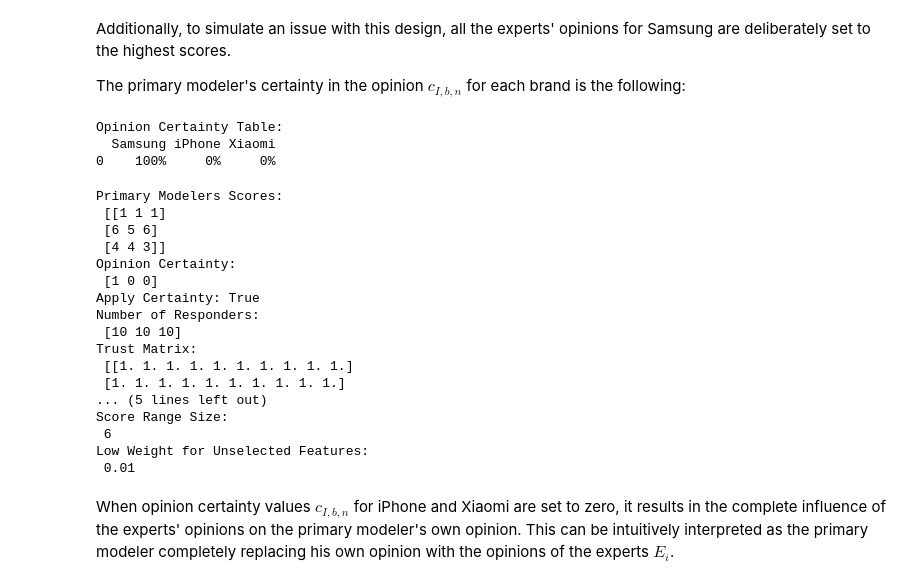
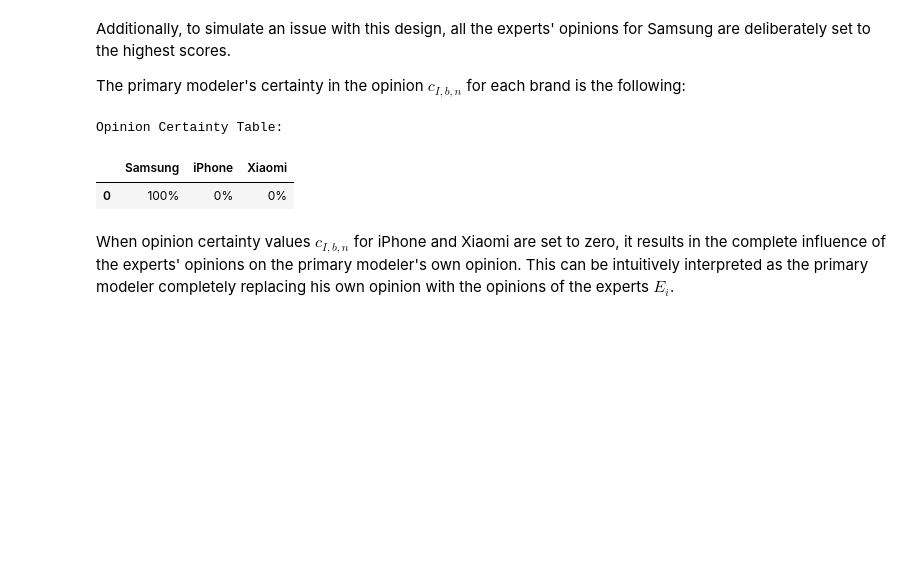
Before and after one commit to Ruzejjur/TMoCOBoT_python, a Jupyter notebook: code/main.ipynb, the cells around one changed output. Cells and saved outputs as stored; diff of their text form; code cells hidden in the pictures; blank space fills up the shorter version.

```diff
--- a/code/main.ipynb
+++ b/code/main.ipynb
@@ -1585,66 +1438,19 @@ opinion_certainty_array = np.array([1, 0, 0])
 # Round the values and convert them to percentage strings
 opinion_certainty_percent = [f"{round(value * 100, 1)}%" for value in opinion_certainty_array]
 
-# Create a DataFrame
-opinion_certainty_df = pd.DataFrame(
-    [opinion_certainty_percent],
-    columns=["Samsung", "iPhone", "Xiaomi"]
-)
-
-# Display the DataFrame
-print("Opinion Certainty Table:")
-print(opinion_certainty_df)
+# Choose if opinion certainty should be applied
+apply_certainty = True
-# %% [output]
-Opinion Certainty Table:
-  Samsung iPhone Xiaomi
-0    100%     0%     0%
-# %%
-# The primary modelers opinion
-primary_modeler_scores = np.array([
-    [1, 1, 1],
-    [6, 5, 6],
-    [4, 4, 3]
-])
-
-# Setting up the opinion certainty
-opinion_certainty_array = np.array([1, 0, 0])
-
-apply_certainty = True
-
-# Setting up the number of responders for each brand so that the opinion
-# certainty can be applied as many times as the responders responded
-number_of_responders = np.array([10, 10, 10])
-
-# Setting trust like this is equivalent to no inclusion of trust
-trust_matrix = np.ones((3, 10))
-
-# Primary modelers score preference for each feature
-score_preference = np.array([4, 4, 4])
-
-# Primary modelers brand preference
-primary_modeler_brand_pref = np.array([2, 2, 2])
-primary_modeler_brand_pref = primary_modeler_brand_pref / np.sum(primary_modeler_brand_pref)
-
-score_range = 6
-
-# The values of exponents in Dirichlet distribution must be non-zero,
-# setting them to a low value
-initial_feature_weight = 0.01
-# %% [output]
-Primary Modelers Scores:
- [[1 1 1]
- [6 5 6]
- [4 4 3]]
-Opinion Certainty:
- [1 0 0]
-Apply Certainty: True
-Number of Responders:
- [10 10 10]
-Trust Matrix:
- [[1. 1. 1. 1. 1. 1. 1. 1. 1. 1.]
- [1. 1. 1. 1. 1. 1. 1. 1. 1. 1.]
-... (5 lines left out)
-Score Range Size:
- 6
-Low Weight for Unselected Features:
- 0.01
+# %%
+# Create a DataFrame
+opinion_certainty_df = pd.DataFrame(
+    [opinion_certainty_percent],
+    columns=["Samsung", "iPhone", "Xiaomi"]
+)
+
+# Display the DataFrame
+print("Opinion Certainty Table:")
+opinion_certainty_df
+# %% [output]
+Opinion Certainty Table:
+|  | Samsung | iPhone | Xiaomi |
+| 0 | 100% | 0% | 0% |
```
Also changed, not shown: parts of 103 cells of this notebook.
